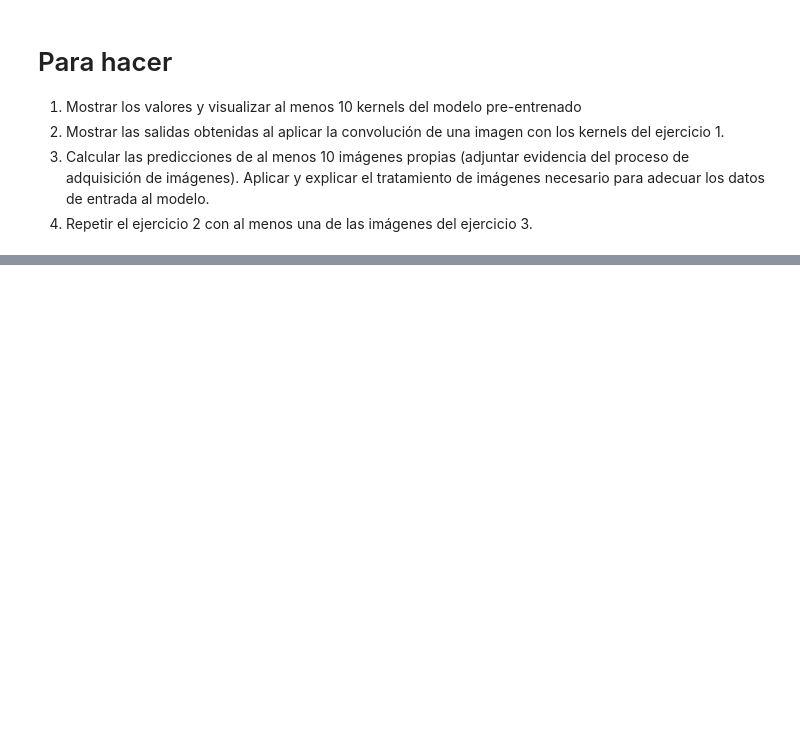
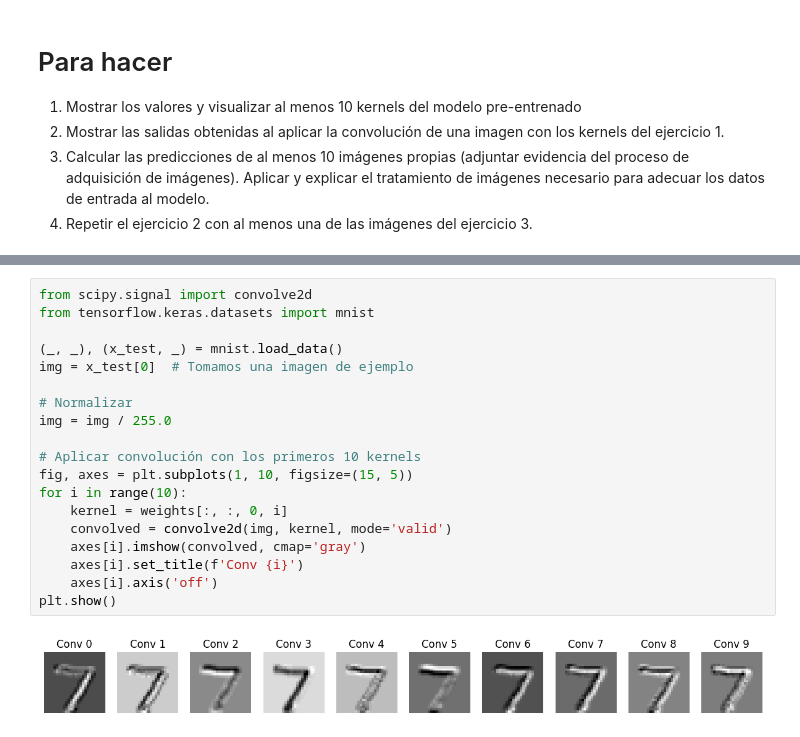
Before and after one commit to ladmepaz/convolucion-mnist-watermelon, a Jupyter notebook: notebook.ipynb, the cells around one changed output, grey strips where cells are left out. Saved outputs shown, nothing was run; the diff lists cells and outputs as text; blank space fills up the shorter version.

```diff
--- a/notebook.ipynb
+++ b/notebook.ipynb
@@ -98,0 +105,21 @@ Forma de los filtros: (3, 3, 1, 64)
+# %%
+from scipy.signal import convolve2d
+from tensorflow.keras.datasets import mnist
+
+(_, _), (x_test, _) = mnist.load_data()
+img = x_test[0]  # Tomamos una imagen de ejemplo
+
+# Normalizar
+img = img / 255.0
+
+# Aplicar convolución con los primeros 10 kernels
+fig, axes = plt.subplots(1, 10, figsize=(15, 5))
+for i in range(10):
+    kernel = weights[:, :, 0, i]
+    convolved = convolve2d(img, kernel, mode='valid')
+    axes[i].imshow(convolved, cmap='gray')
+    axes[i].set_title(f'Conv {i}')
+    axes[i].axis('off')
+plt.show()
+# %% [output]
+[figure, added]
```
Also changed, not shown: parts of 6 cells of this notebook, 10 other files.
